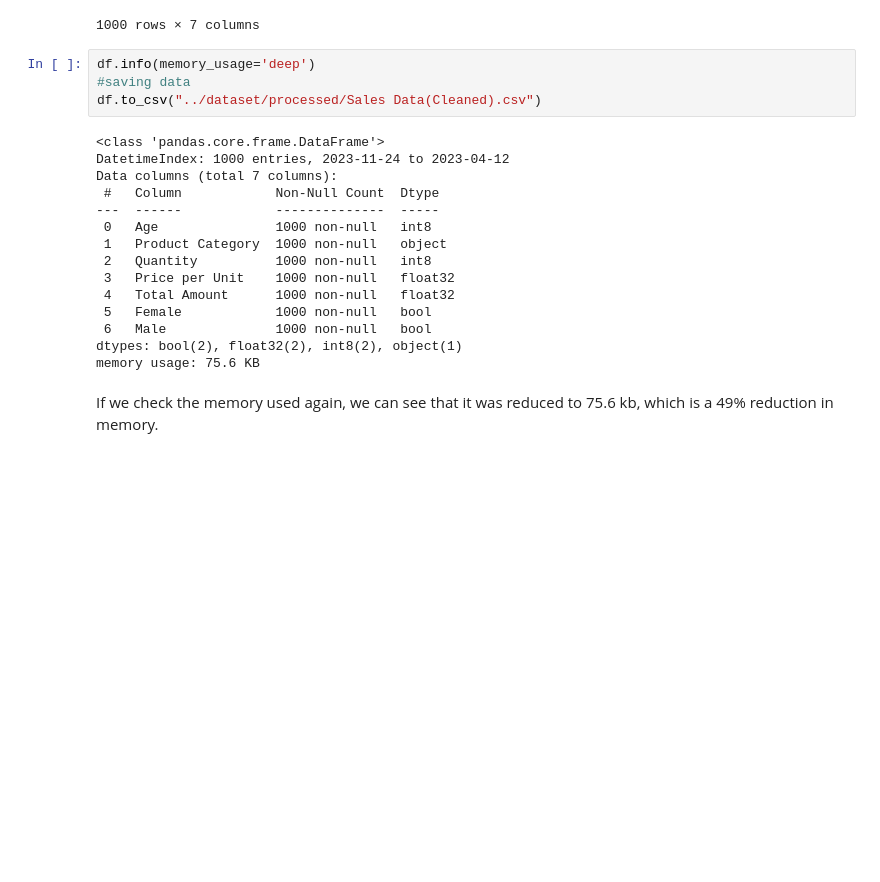
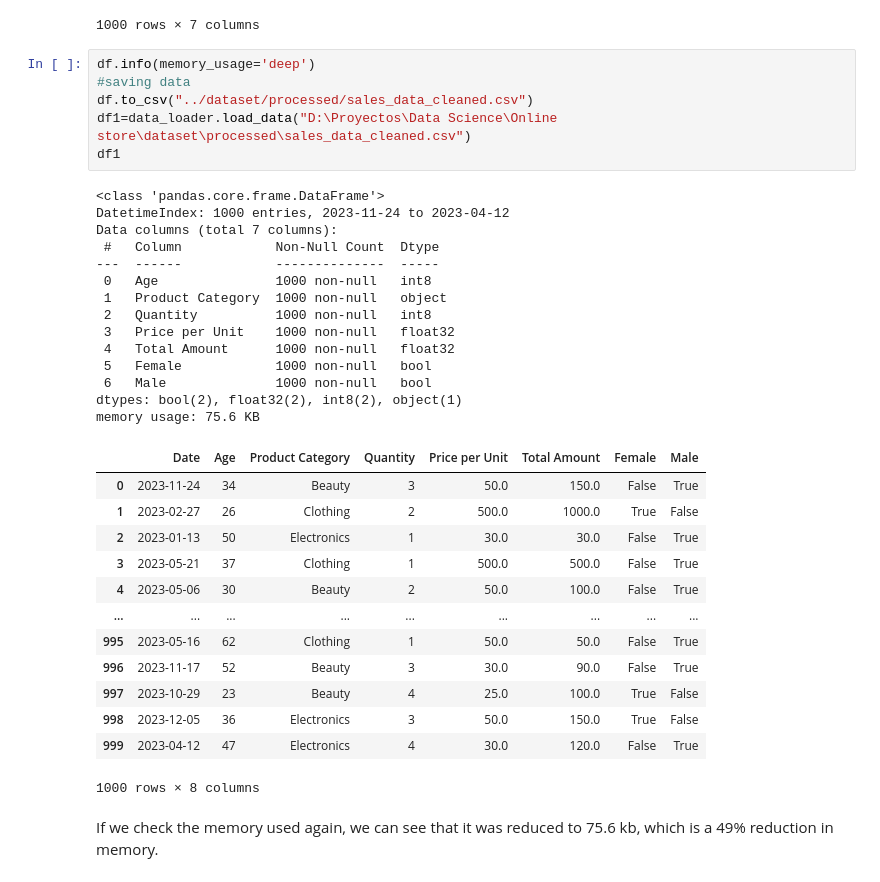
Before and after one commit to SHIro12211/Online-Store, a Jupyter notebook: notebooks/EDA.ipynb, the cells around one changed output. Drawn from its saved outputs; the diff is of its cells as text; blank space fills up the shorter version.

```diff
--- a/notebooks/EDA.ipynb
+++ b/notebooks/EDA.ipynb
@@ -147,22 +146,37 @@ df
 # %%
 df.info(memory_usage='deep')
 #saving data
-df.to_csv("../dataset/processed/Sales Data(Cleaned).csv")
+df.to_csv("../dataset/processed/sales_data_cleaned.csv")
+df1=data_loader.load_data("D:\Proyectos\Data Science\Online store\dataset\processed\sales_data_cleaned.csv")
+df1
 # %% [output]
 <class 'pandas.core.frame.DataFrame'>
 DatetimeIndex: 1000 entries, 2023-11-24 to 2023-04-12
 Data columns (total 7 columns):
  #   Column            Non-Null Count  Dtype
 ---  ------            --------------  -----
  0   Age               1000 non-null   int8
  1   Product Category  1000 non-null   object
  2   Quantity          1000 non-null   int8
  3   Price per Unit    1000 non-null   float32
  4   Total Amount      1000 non-null   float32
  5   Female            1000 non-null   bool
  6   Male              1000 non-null   bool
 dtypes: bool(2), float32(2), int8(2), object(1)
 memory usage: 75.6 KB
+|  | Date | Age | Product Category | Quantity | Price per Unit | Total Amount | Female | Male |
+| 0 | 2023-11-24 | 34 | Beauty | 3 | 50.0 | 150.0 | False | True |
+| 1 | 2023-02-27 | 26 | Clothing | 2 | 500.0 | 1000.0 | True | False |
+| 2 | 2023-01-13 | 50 | Electronics | 1 | 30.0 | 30.0 | False | True |
+| 3 | 2023-05-21 | 37 | Clothing | 1 | 500.0 | 500.0 | False | True |
+| 4 | 2023-05-06 | 30 | Beauty | 2 | 50.0 | 100.0 | False | True |
+| ... | ... | ... | ... | ... | ... | ... | ... | ... |
+| 995 | 2023-05-16 | 62 | Clothing | 1 | 50.0 | 50.0 | False | True |
+| 996 | 2023-11-17 | 52 | Beauty | 3 | 30.0 | 90.0 | False | True |
+| 997 | 2023-10-29 | 23 | Beauty | 4 | 25.0 | 100.0 | True | False |
+| 998 | 2023-12-05 | 36 | Electronics | 3 | 50.0 | 150.0 | True | False |
+| 999 | 2023-04-12 | 47 | Electronics | 4 | 30.0 | 120.0 | False | True |
+1000 rows × 8 columns
 # %% [markdown]
 If we check the memory used again, we can see that it was reduced to 75.6 kb, which is a 49% reduction in memory.
 # %% [markdown]
```
Also changed, not shown: parts of 1 cell of this notebook, 12 other files.
